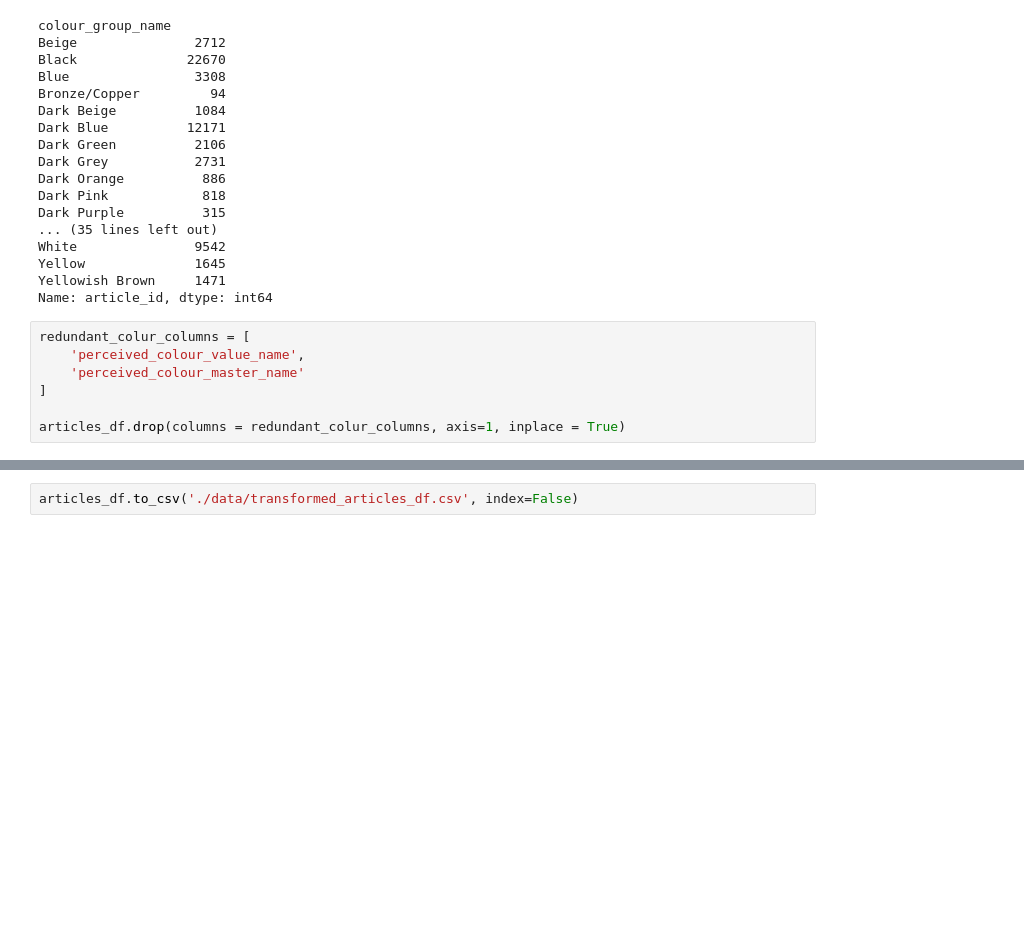
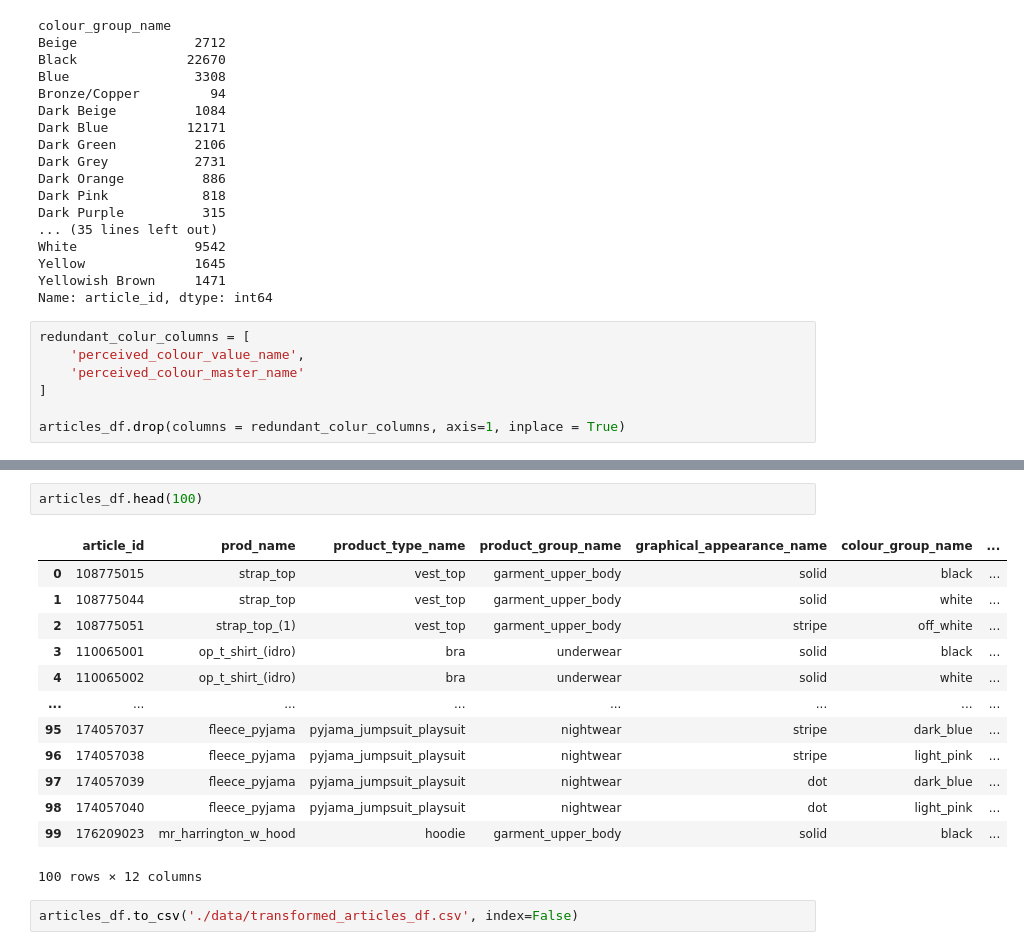
Before and after one commit to emmanuel-ashaye/cs-5304-final-project-fashion-forward, a Jupyter notebook: p1.ipynb, the cells around one changed output, grey strips where cells are left out. Cells and saved outputs as stored; diff of their text form; blank space fills up the shorter version.

```diff
--- a/p1.ipynb
+++ b/p1.ipynb
@@ -183,3 +553,19 @@ sns.histplot(articles_df, x="perceived_colour_master_name", y="colour_group_name
+# %%
+articles_df.head(100)
+# %% [output]
+|  | article_id | prod_name | product_type_name | product_group_name | graphical_appearance_name | colour_group_name | ... |
+| 0 | 108775015 | strap_top | vest_top | garment_upper_body | solid | black | ... |
+| 1 | 108775044 | strap_top | vest_top | garment_upper_body | solid | white | ... |
+| 2 | 108775051 | strap_top_(1) | vest_top | garment_upper_body | stripe | off_white | ... |
+| 3 | 110065001 | op_t_shirt_(idro) | bra | underwear | solid | black | ... |
+| 4 | 110065002 | op_t_shirt_(idro) | bra | underwear | solid | white | ... |
+| ... | ... | ... | ... | ... | ... | ... | ... |
+| 95 | 174057037 | fleece_pyjama | pyjama_jumpsuit_playsuit | nightwear | stripe | dark_blue | ... |
+| 96 | 174057038 | fleece_pyjama | pyjama_jumpsuit_playsuit | nightwear | stripe | light_pink | ... |
+| 97 | 174057039 | fleece_pyjama | pyjama_jumpsuit_playsuit | nightwear | dot | dark_blue | ... |
+| 98 | 174057040 | fleece_pyjama | pyjama_jumpsuit_playsuit | nightwear | dot | light_pink | ... |
+| 99 | 176209023 | mr_harrington_w_hood | hoodie | garment_upper_body | solid | black | ... |
+100 rows × 12 columns
 # %%
 articles_df.to_csv('./data/transformed_articles_df.csv', index=False)
 # %% [markdown]
```
Also changed, not shown: parts of 8 cells of this notebook.
